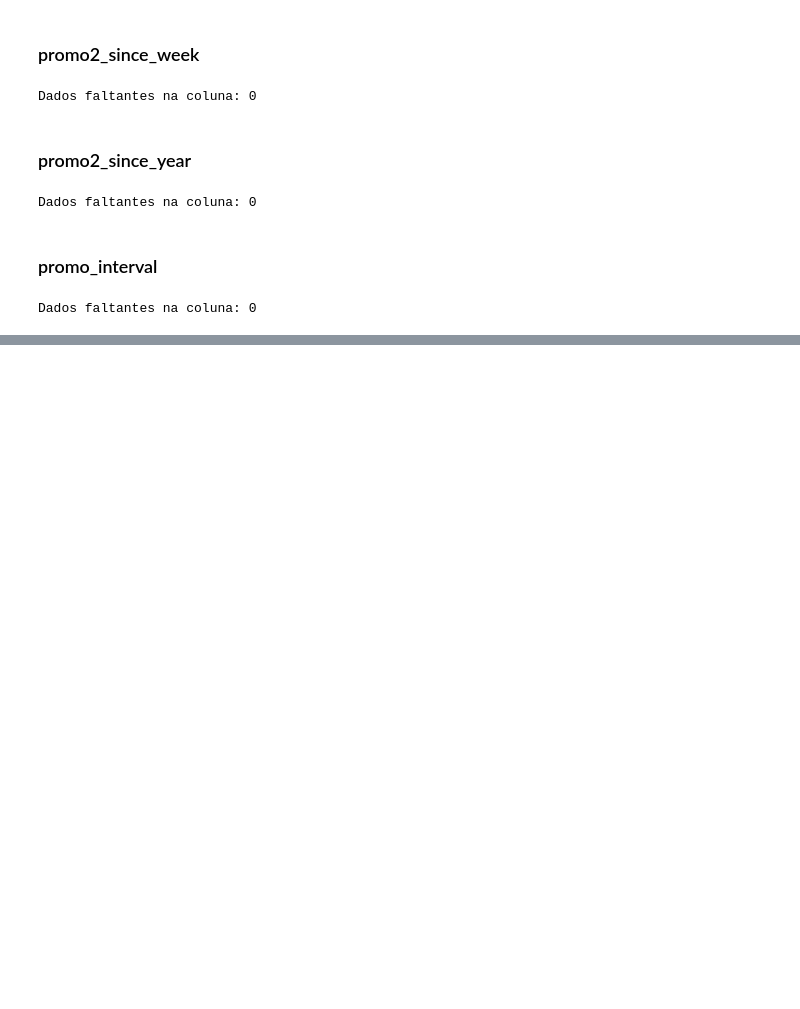
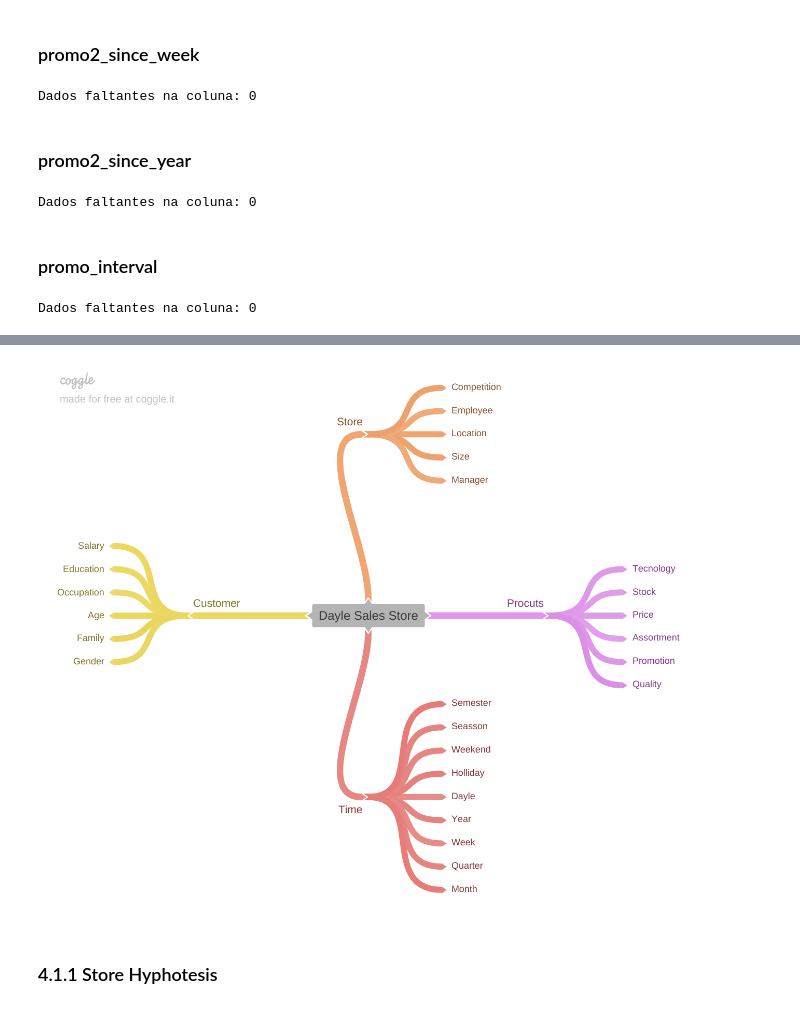
Before and after one commit to MarcosRMG/comunidade_ds_projetos, a Jupyter notebook: notebooks/Previsão de Vendas.ipynb, the cells around one changed output, grey strips where cells are left out. Drawn from its saved outputs; the diff is of its cells as text; code cells hidden in the pictures; blank space fills up the shorter version.

```diff
--- a/notebooks/Previsão de Vendas.ipynb
+++ b/notebooks/Previsão de Vendas.ipynb
@@ -17,4 +26,6 @@ import math
 # %%
 # Suprimir notação científica no Pandas
 pd.set_option('display.float_format', lambda x: '%.2f' % x)
+matplotlib.rcParams['figure.figsize'] = (16, 8)
+sns.set_style("darkgrid")
 # %% [markdown]
@@ -221,0 +336,6 @@ Dados faltantes na coluna: 0
+# %%
+Image('../img/Dayle_Sales_Store.png')
+# %% [output]
+[figure, added]
+# %% [markdown]
+### 4.1.1 Store Hyphotesis
```
Also changed, not shown: parts of 53 cells of this notebook.
